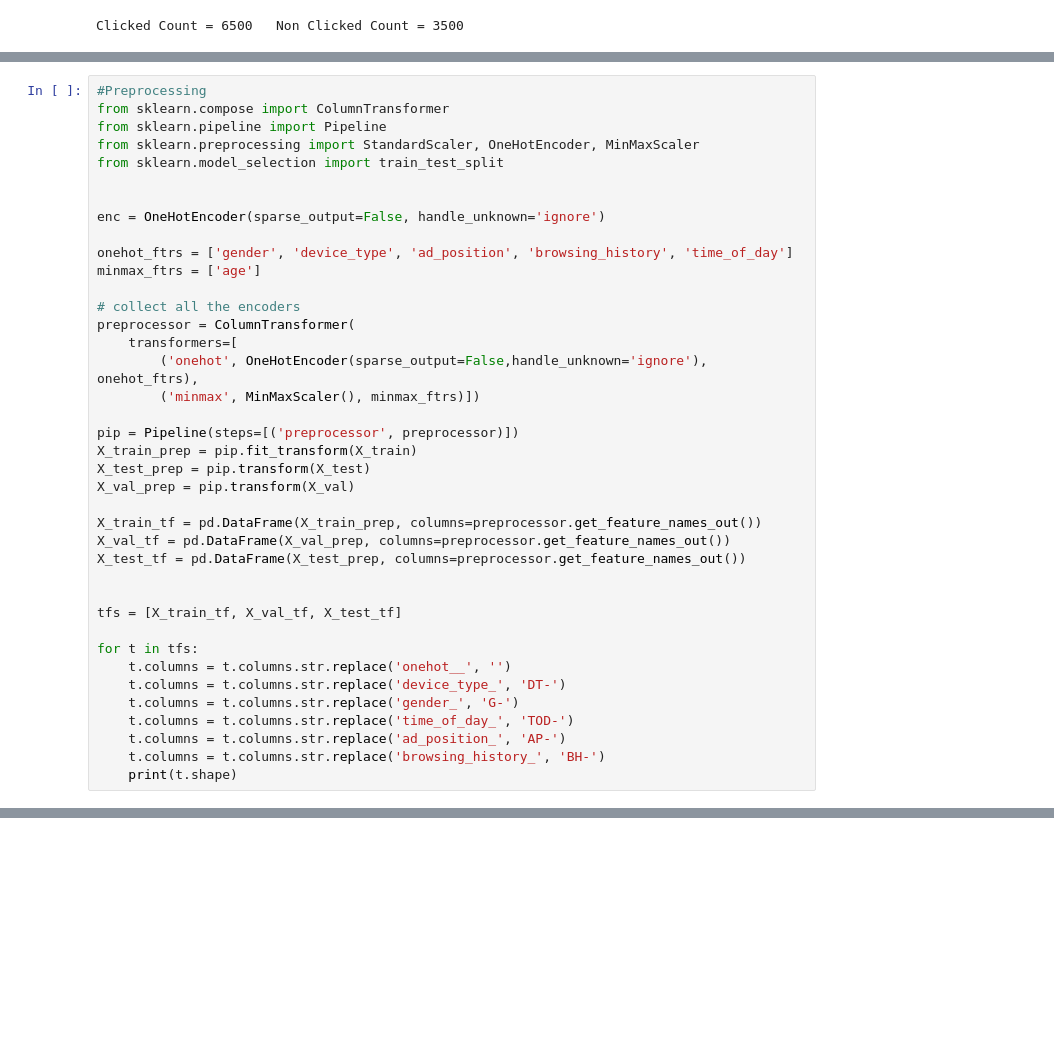
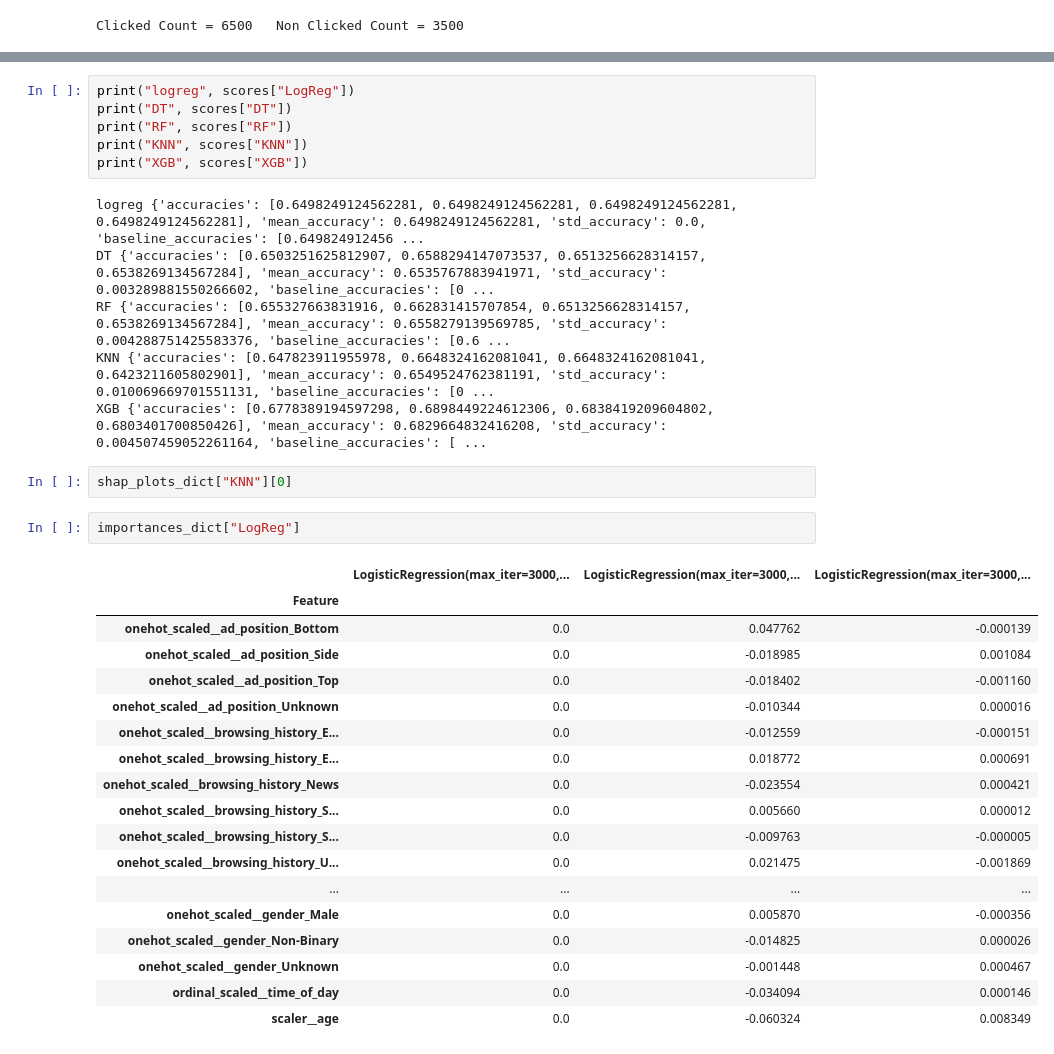
Before and after one commit to ssaxen14/DATA1030Midterm, a Jupyter notebook: Data1030Midterm.ipynb, the cells around one changed output, grey strips where cells are left out. Saved outputs shown, nothing was run; the diff lists cells and outputs as text; blank space fills up the shorter version.

```diff
--- a/Data1030Midterm.ipynb
+++ b/Data1030Midterm.ipynb
@@ -348,39 +492,0 @@ for train_index, val_index in kf.split(X_other,y_other):
-# %%
-#Preprocessing
-from sklearn.compose import ColumnTransformer
-from sklearn.pipeline import Pipeline
-from sklearn.preprocessing import StandardScaler, OneHotEncoder, MinMaxScaler
-from sklearn.model_selection import train_test_split
-
-
-enc = OneHotEncoder(sparse_output=False, handle_unknown='ignore')
-
-onehot_ftrs = ['gender', 'device_type', 'ad_position', 'browsing_history', 'time_of_day']
-minmax_ftrs = ['age']
-
-# collect all the encoders
-preprocessor = ColumnTransformer(
-    transformers=[
-        ('onehot', OneHotEncoder(sparse_output=False,handle_unknown='ignore'), onehot_ftrs),
-        ('minmax', MinMaxScaler(), minmax_ftrs)])
-
-pip = Pipeline(steps=[('preprocessor', preprocessor)])
-X_train_prep = pip.fit_transform(X_train)
-X_test_prep = pip.transform(X_test)
-X_val_prep = pip.transform(X_val)
-
-X_train_tf = pd.DataFrame(X_train_prep, columns=preprocessor.get_feature_names_out())
-X_val_tf = pd.DataFrame(X_val_prep, columns=preprocessor.get_feature_names_out())
-X_test_tf = pd.DataFrame(X_test_prep, columns=preprocessor.get_feature_names_out())
-
-
-tfs = [X_train_tf, X_val_tf, X_test_tf]
-
-for t in tfs:
-    t.columns = t.columns.str.replace('onehot__', '')
-    t.columns = t.columns.str.replace('device_type_', 'DT-')
-    t.columns = t.columns.str.replace('gender_', 'G-')
-    t.columns = t.columns.str.replace('time_of_day_', 'TOD-')
-    t.columns = t.columns.str.replace('ad_position_', 'AP-')
-    t.columns = t.columns.str.replace('browsing_history_', 'BH-')
-    print(t.shape)
@@ -390,0 +734,35 @@ for t in tfs:
+# %%
+print("logreg", scores["LogReg"])
+print("DT", scores["DT"])
+print("RF", scores["RF"])
+print("KNN", scores["KNN"])
+print("XGB", scores["XGB"])
+# %% [output]
+logreg {'accuracies': [0.6498249124562281, 0.6498249124562281, 0.6498249124562281, 0.6498249124562281], 'mean_accuracy': 0.6498249124562281, 'std_accuracy': 0.0, 'baseline_accuracies': [0.649824912456 ...
+DT {'accuracies': [0.6503251625812907, 0.6588294147073537, 0.6513256628314157, 0.6538269134567284], 'mean_accuracy': 0.6535767883941971, 'std_accuracy': 0.003289881550266602, 'baseline_accuracies': [0 ...
+RF {'accuracies': [0.655327663831916, 0.662831415707854, 0.6513256628314157, 0.6538269134567284], 'mean_accuracy': 0.6558279139569785, 'std_accuracy': 0.004288751425583376, 'baseline_accuracies': [0.6 ...
+KNN {'accuracies': [0.647823911955978, 0.6648324162081041, 0.6648324162081041, 0.6423211605802901], 'mean_accuracy': 0.6549524762381191, 'std_accuracy': 0.010069669701551131, 'baseline_accuracies': [0 ...
+XGB {'accuracies': [0.6778389194597298, 0.6898449224612306, 0.6838419209604802, 0.6803401700850426], 'mean_accuracy': 0.6829664832416208, 'std_accuracy': 0.004507459052261164, 'baseline_accuracies': [ ...
+# %%
+shap_plots_dict["KNN"][0]
+# %%
+importances_dict["LogReg"]
+# %% [output]
+|  | LogisticRegression(max_iter=3000,... | LogisticRegression(max_iter=3000,... | LogisticRegression(max_iter=3000,... |
+| Feature |  |  |  |
+| onehot_scaled__ad_position_Bottom | 0.0 | 0.047762 | -0.000139 |
+| onehot_scaled__ad_position_Side | 0.0 | -0.018985 | 0.001084 |
+| onehot_scaled__ad_position_Top | 0.0 | -0.018402 | -0.001160 |
+| onehot_scaled__ad_position_Unknown | 0.0 | -0.010344 | 0.000016 |
+| onehot_scaled__browsing_history_E... | 0.0 | -0.012559 | -0.000151 |
+| onehot_scaled__browsing_history_E... | 0.0 | 0.018772 | 0.000691 |
+| onehot_scaled__browsing_history_News | 0.0 | -0.023554 | 0.000421 |
+| onehot_scaled__browsing_history_S... | 0.0 | 0.005660 | 0.000012 |
+| onehot_scaled__browsing_history_S... | 0.0 | -0.009763 | -0.000005 |
+| onehot_scaled__browsing_history_U... | 0.0 | 0.021475 | -0.001869 |
+| ... | ... | ... | ... |
+| onehot_scaled__gender_Male | 0.0 | 0.005870 | -0.000356 |
+| onehot_scaled__gender_Non-Binary | 0.0 | -0.014825 | 0.000026 |
+| onehot_scaled__gender_Unknown | 0.0 | -0.001448 | 0.000467 |
+| ordinal_scaled__time_of_day | 0.0 | -0.034094 | 0.000146 |
+| scaler__age | 0.0 | -0.060324 | 0.008349 |
```
Also changed, not shown: parts of 22 cells of this notebook, 44 other files.
